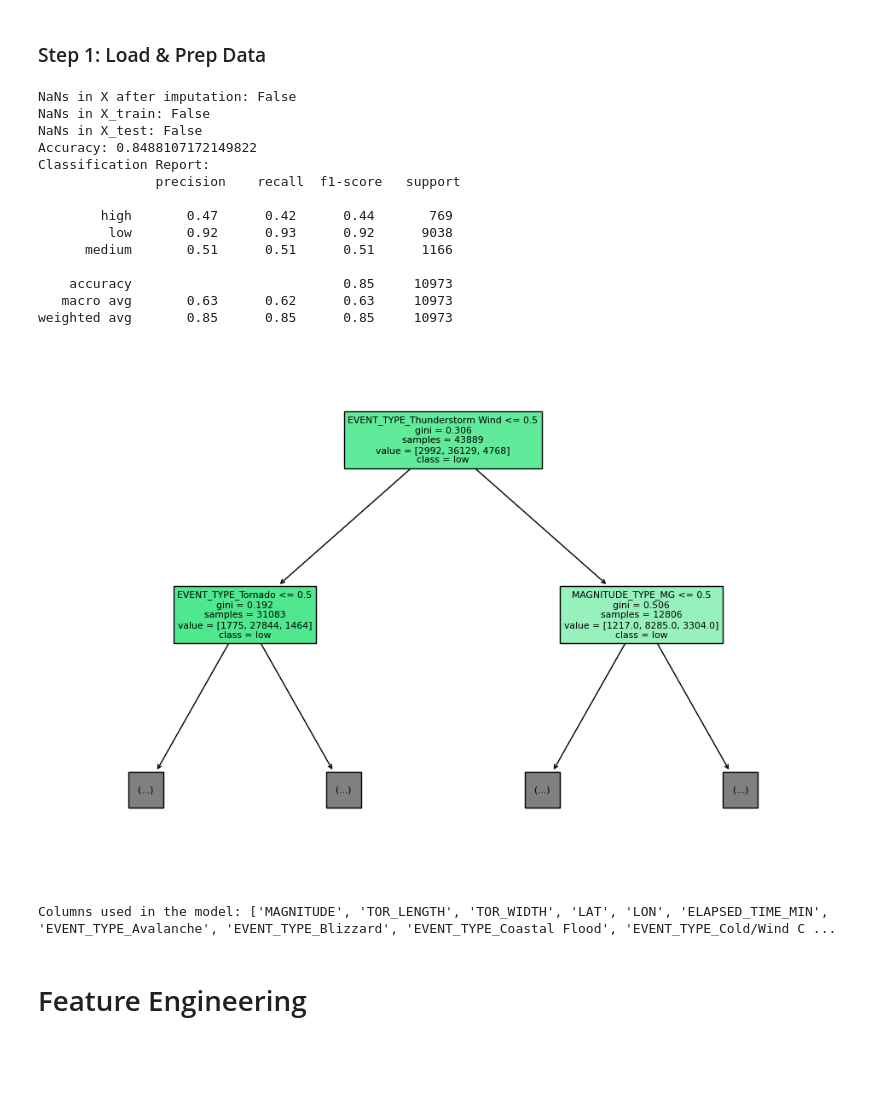
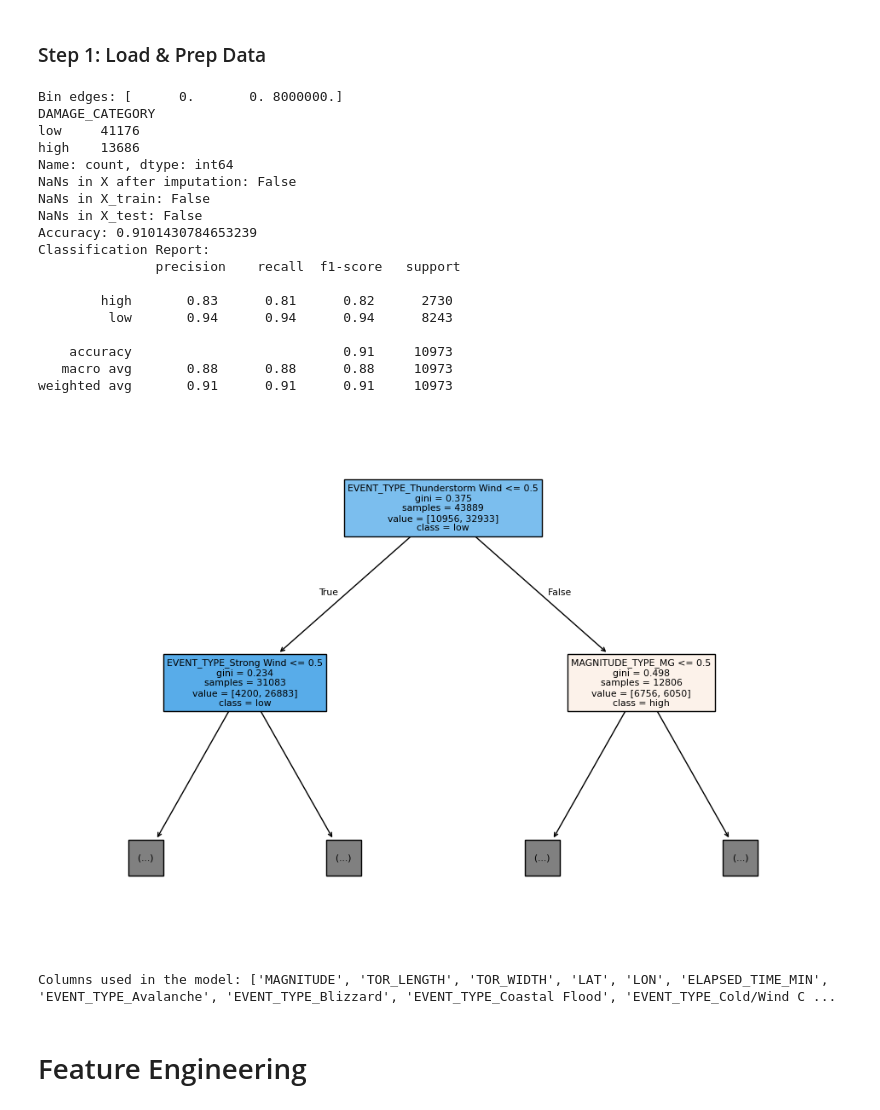
Before and after one commit to DConly/MachineLearningProject, a Jupyter notebook: mainJupyterNotebook.ipynb, the cells around one changed output. Drawn from its saved outputs; the diff is of its cells as text; code cells hidden in the pictures; blank space fills up the shorter version.

Commit message:
Bin edges changes

```diff
--- a/mainJupyterNotebook.ipynb
+++ b/mainJupyterNotebook.ipynb
@@ -98,9 +98,21 @@ df = df.drop(columns=[
 ])
 
 # Create the damage category using pd.cut; include the lowest value in the first bin.
-bins = [0, 1000, 10000, np.inf]
-labels = ['low', 'medium', 'high']
-df['DAMAGE_CATEGORY'] = pd.cut(df['DAMAGE_PROPERTY'], bins=bins, labels=labels, include_lowest=True)
+# bins = np.linspace(df['DAMAGE_PROPERTY'].min(), df['DAMAGE_PROPERTY'].max(), num=4)
+# labels = ['low', 'medium', 'high']
+# df['DAMAGE_CATEGORY'] = pd.cut(df['DAMAGE_PROPERTY'], bins=bins, labels=labels, include_lowest=True)
+bins = np.percentile(df['DAMAGE_PROPERTY'], [0, 50, 100])
+print("Bin edges:", bins)
+#labels = ['low', 'medium', 'high', 'very high']
+df['DAMAGE_CATEGORY'] = pd.qcut(
+    df['DAMAGE_PROPERTY'],
+    q=4,  # Number of quantiles
+    labels=['low', 'high'],
+    duplicates='drop'  # Drop duplicate bin edges
+)
+
+print(df['DAMAGE_CATEGORY'].value_counts())
+
 
 # --- ENCODE CATEGORICAL VARIABLES --- #
 # List of categorical columns that you want to include as features
@@ -136,41 +148,47 @@ print("NaNs in X_test:", np.isnan(X_test).any())
 
 # Train the Decision Tree Classifier.
 clf = DecisionTreeClassifier(random_state=42)
 clf.fit(X_train, y_train)
 
 # Predict on the test set and evaluate the model.
 y_pred = clf.predict(X_test)
 print("Accuracy:", accuracy_score(y_test, y_pred))
 print("Classification Report:\n", classification_report(y_test, y_pred))
 
 # Visualize the decision tree.
 plt.figure(figsize=(12, 8))
 
 # For plotting, combine feature names for numeric and dummy variables.
 numeric_feature_names = X_numeric.columns.tolist()
 categorical_feature_names = encoded_cats.columns.tolist()
 feature_names = numeric_feature_names + categorical_feature_names
 
 plot_tree(clf, feature_names=feature_names, class_names=clf.classes_, filled=True, max_depth=1)
 plt.show()
 
 print("Columns used in the model:", feature_names)
+
+# Visualize the distribution of DAMAGE_PROPERTY
 # %% [output]
+Bin edges: [      0.       0. 8000000.]
+DAMAGE_CATEGORY
+low     41176
+high    13686
+Name: count, dtype: int64
 NaNs in X after imputation: False
 NaNs in X_train: False
 NaNs in X_test: False
-Accuracy: 0.8488107172149822
+Accuracy: 0.9101430784653239
 Classification Report:
                precision    recall  f1-score   support
 
-        high       0.47      0.42      0.44       769
-         low       0.92      0.93      0.92      9038
-      medium       0.51      0.51      0.51      1166
+        high       0.83      0.81      0.82      2730
+         low       0.94      0.94      0.94      8243
 
-    accuracy                           0.85     10973
-   macro avg       0.63      0.62      0.63     10973
-weighted avg       0.85      0.85      0.85     10973
+    accuracy                           0.91     10973
+   macro avg       0.88      0.88      0.88     10973
+weighted avg       0.91      0.91      0.91     10973
-[figure, old version]
+[figure, new version]
 Columns used in the model: ['MAGNITUDE', 'TOR_LENGTH', 'TOR_WIDTH', 'LAT', 'LON', 'ELAPSED_TIME_MIN', 'EVENT_TYPE_Avalanche', 'EVENT_TYPE_Blizzard', 'EVENT_TYPE_Coastal Flood', 'EVENT_TYPE_Cold/Wind C ...
 # %% [markdown]
 # Feature Engineering
```
